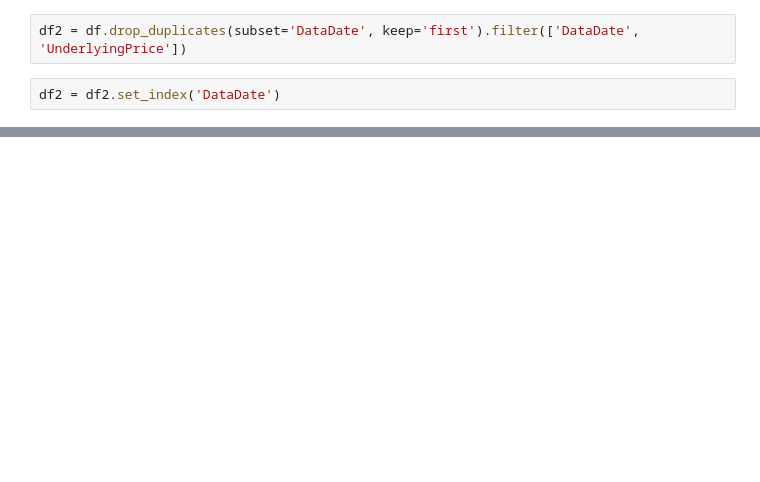
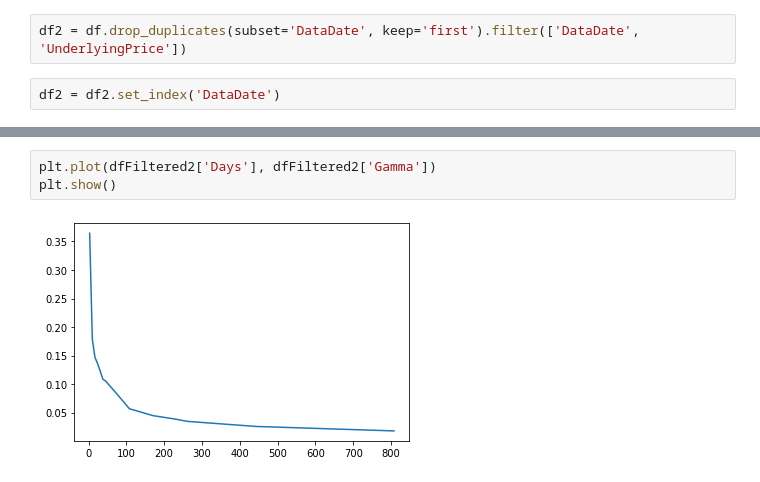
Before and after one commit to su23/WquProfitingFromTimeDecayAnalysis, a Jupyter notebook: analysis2.ipynb, the cells around one changed output, grey strips where cells are left out. Drawn from its saved outputs; the diff is of its cells as text; blank space fills up the shorter version.

```diff
--- a/analysis2.ipynb
+++ b/analysis2.ipynb
@@ -42,0 +102,5 @@ plt.show()
+# %%
+plt.plot(dfFiltered2['Days'], dfFiltered2['Gamma'])
+plt.show()
+# %% [output]
+[figure, added]
```
Also changed, not shown: parts of 17 cells of this notebook, 3 other files.
